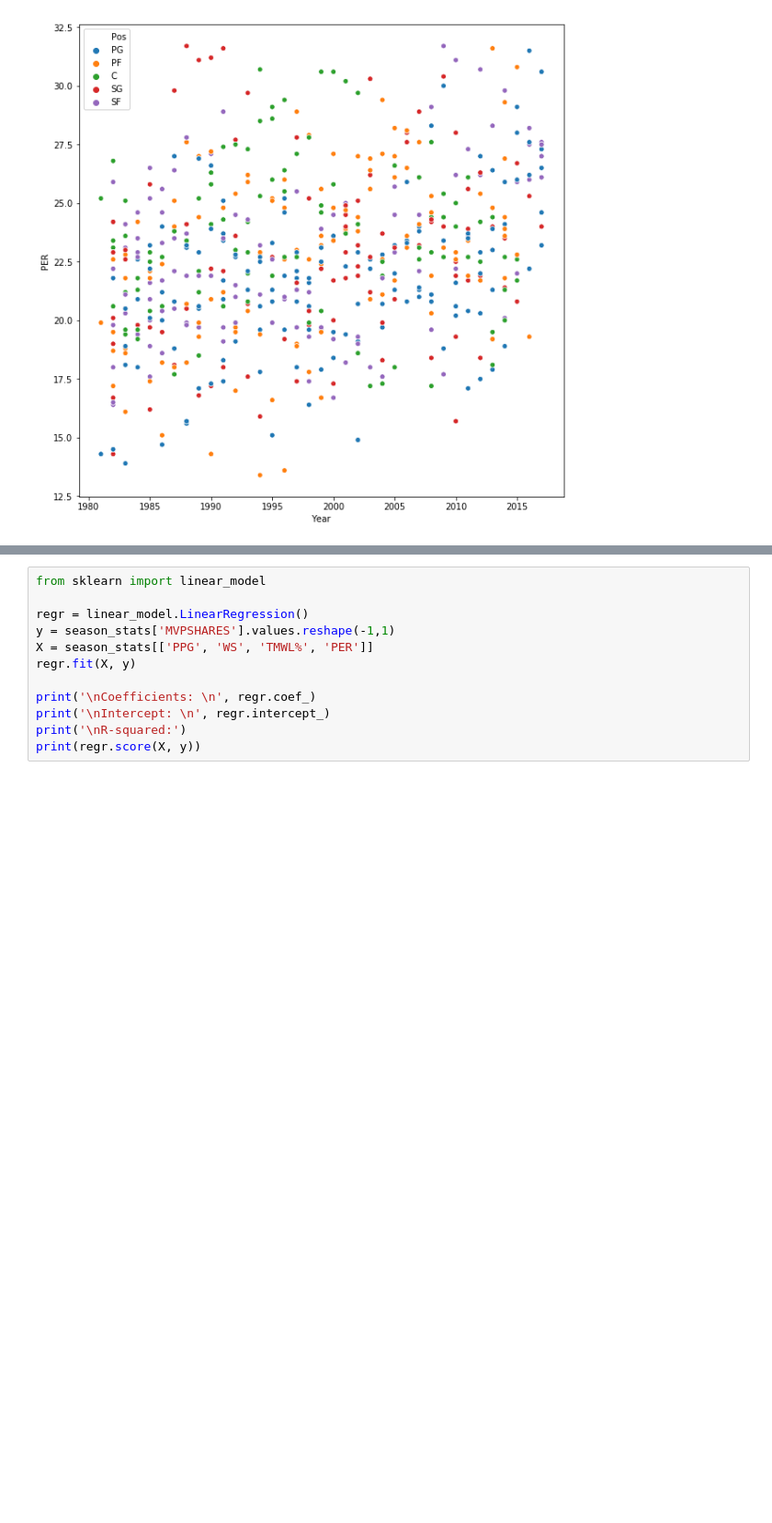
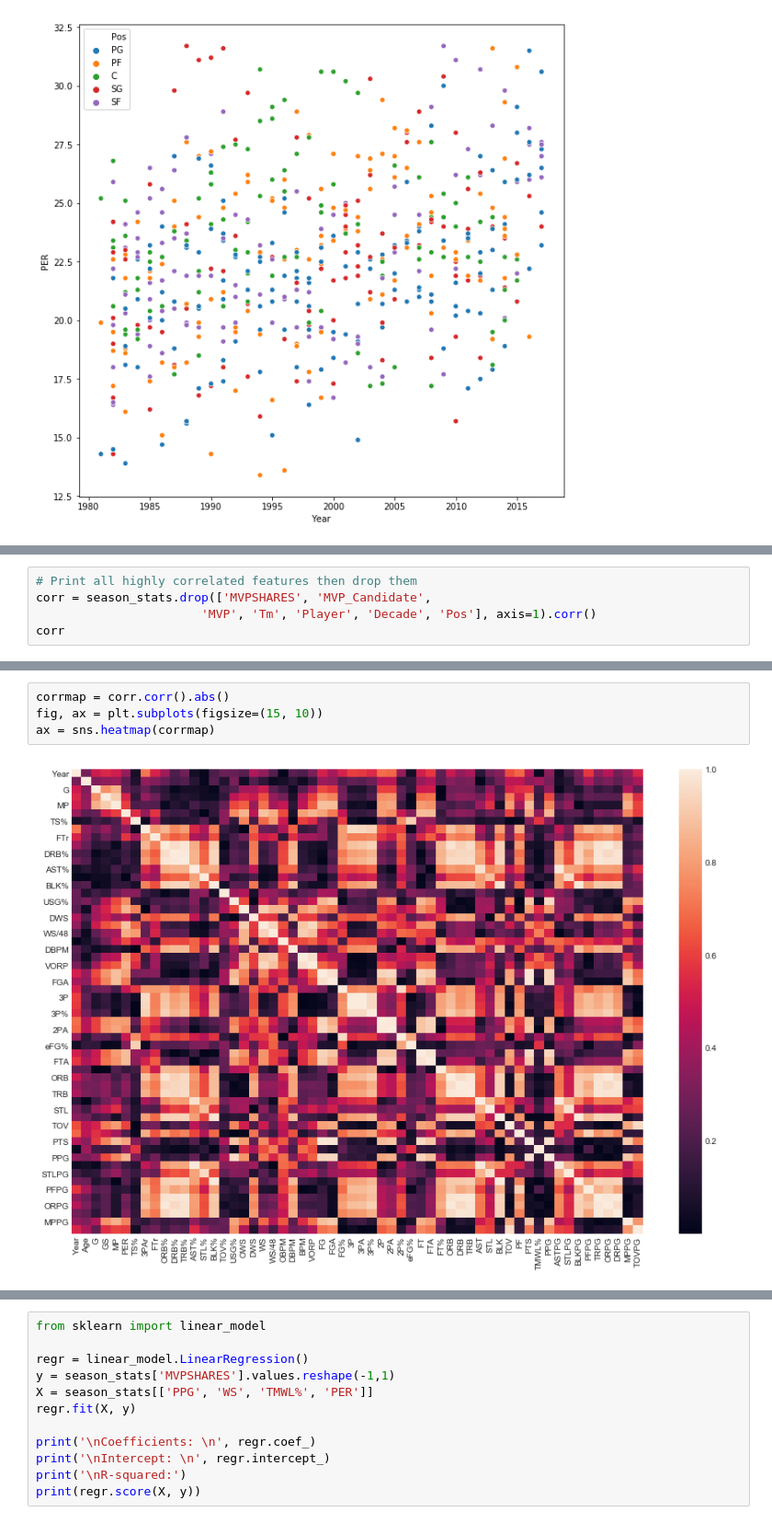
Before and after one commit to micsab/thinkful_files, a Jupyter notebook: unit_3/lesson_7/capstone_maybe.ipynb, the cells around one changed output, grey strips where cells are left out. Shown at 92% size. Drawn from its saved outputs; the diff is of its cells as text; blank space fills up the shorter version.

```diff
--- a/unit_3/lesson_7/capstone_maybe.ipynb
+++ b/unit_3/lesson_7/capstone_maybe.ipynb
@@ -75,0 +170,5 @@ sns.scatterplot(x='Year', y='PER', hue='Pos', data=mvp_candidate)
+# %%
+# Print all highly correlated features then drop them
+corr = season_stats.drop(['MVPSHARES', 'MVP_Candidate',
+                       'MVP', 'Tm', 'Player', 'Decade', 'Pos'], axis=1).corr()
+corr
@@ -75,0 +193,6 @@ sns.scatterplot(x='Year', y='PER', hue='Pos', data=mvp_candidate)
+# %%
+corrmap = corr.corr().abs()
+fig, ax = plt.subplots(figsize=(15, 10))
+ax = sns.heatmap(corrmap)
+# %% [output]
+[figure, added]
```
Also changed, not shown: parts of 31 cells of this notebook.
